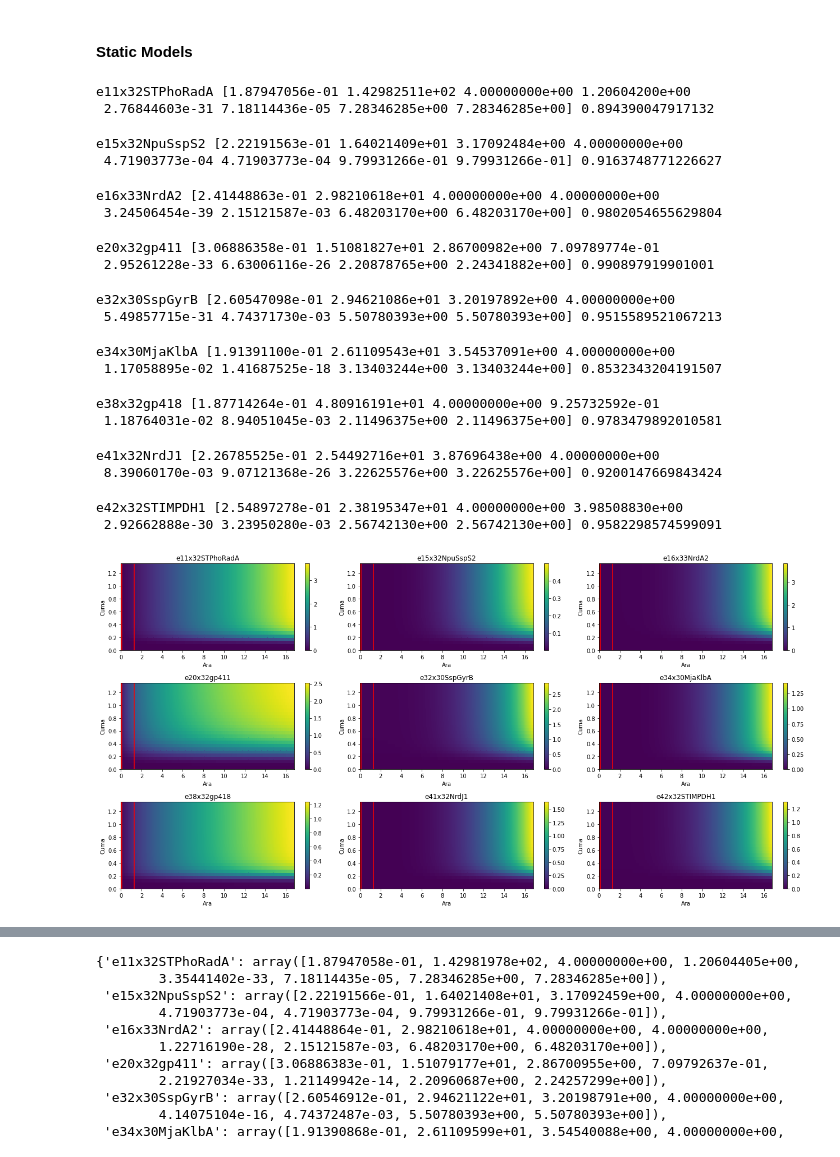
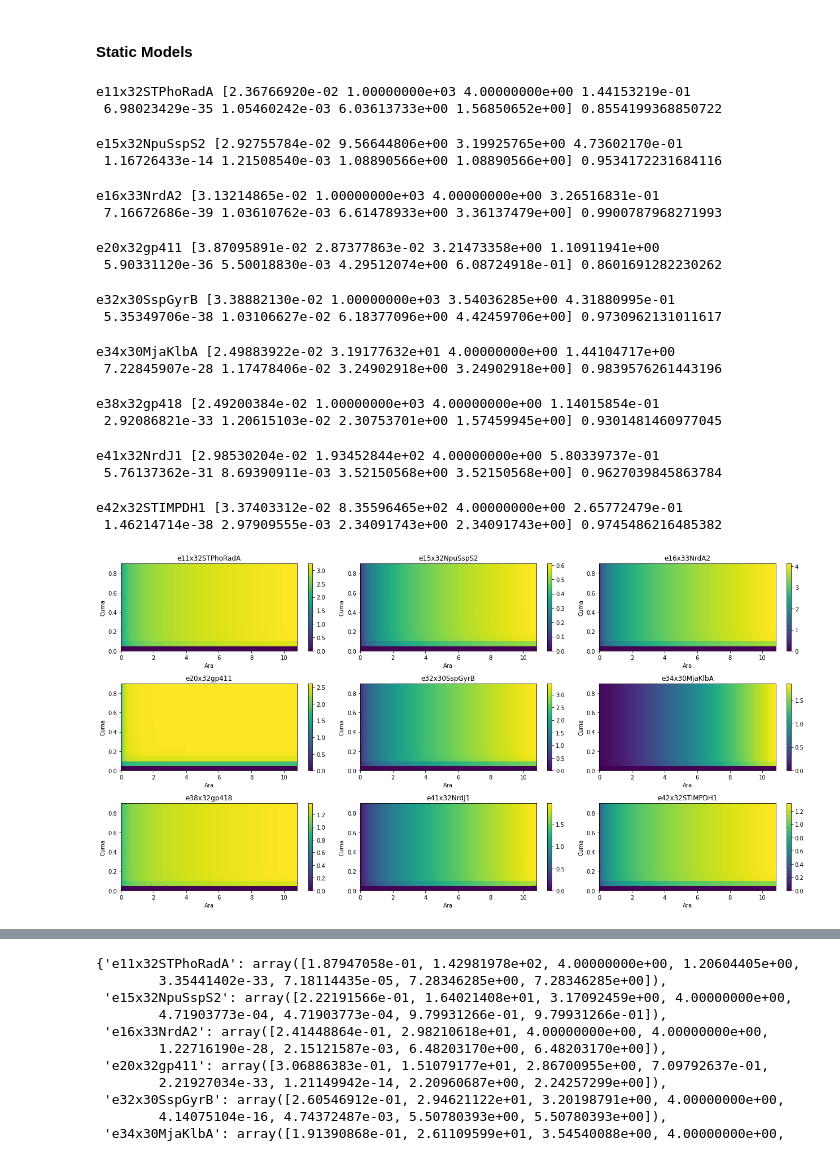
Before and after one commit to rmardian/intein-based-circuits, a Jupyter notebook: Steady-State Model.ipynb, the cells around one changed output, grey strips where cells are left out. Saved outputs shown, nothing was run; the diff lists cells and outputs as text; code cells hidden in the pictures.

```diff
--- a/Steady-State Model.ipynb
+++ b/Steady-State Model.ipynb
@@ -50,16 +67,21 @@ plot_heatmap(fluos.iloc[30], gates, 5, 2, cumas, aras)
 #### Generate RPU
 # %%
 gfp, neg_amp, neg_kan = [], [], []
-for i in range(5): # because there are 5 plates
+for i in range(1, 6): # because there are 5 plates
+    #print(fluos[filter(lambda x: x.startswith('positive_control_4AE_{}'.format(i)), fluos.columns)].mean(axis=1))
     gfp.append(fluos[filter(lambda x: x.startswith('positive_control_4AE_{}'.format(i)), fluos.columns)].mean(axis=1))
     neg_amp.append(fluos[filter(lambda x: x.startswith('negative_control_4AE_{}'.format(i)), fluos.columns)].mean(axis=1))
     neg_kan.append(fluos[filter(lambda x: x.startswith('negative_control_3K3_{}'.format(i)), fluos.columns)].mean(axis=1))
 # %%
-idx = 3 * 10
+idx = 3 * 8
 fluos_rpu = []
 for i in range(len(gates)):
     fluos_rpu.append(np.abs((fluos[filter(lambda x: x.startswith('{}'.format(gates[i])), fluos.columns)].iloc[idx] - neg_kan[int(i/2)].iloc[idx]) / (gfp[int(i/2)].iloc[idx] - neg_amp[int(i/2)].iloc[idx])))
 rpus = pd.concat(fluos_rpu)
+# %%
+cumas_rpu = [0.008406122909455404, 0.01691033499518672, 0.0419429064630855, 0.13469857887527883, 0.41592994783178494, 0.9254681484868258]
+#aras_rpu = [3.2872421314081804e-15, 0.00434816732064938, 0.24818419739411732, 6.256329570408148, 10.686683759188524, 10.81787045340335]
+aras_rpu = [0.047939271361185865, 6.176181163335466, 16.23080022197073, 16.87552797718598, 16.891198083491762, 16.89156436110603]
 # %%
-cumas_rpu = [5.160308727625551e-22, 0.1503530957891216, 0.30298032564481925, 0.5678111055145855, 0.9488899036690079, 1.371938809116961]
-aras_rpu = [0.018662727197652017, 3.178003346532333, 12.947615590104748, 16.501814366047896, 16.823954625777105, 16.846887772258317]
+#cumas_rpu = [5.160308727625551e-22, 0.1503530957891216, 0.30298032564481925, 0.5678111055145855, 0.9488899036690079, 1.371938809116961]
+#aras_rpu = [0.018662727197652017, 3.178003346532333, 12.947615590104748, 16.501814366047896, 16.823954625777105, 16.846887772258317]
@@ -129,56 +155,56 @@ def plot_colormap(fluos, gates, num_row, num_col, ind1, ind2):
 
             y_pred = hill_activation_and(x, *popt)
             print(gate, popt, r2_score(y, y_pred))
             hill_params[gate] = popt
 
             arr_ind1 = np.arange(0, np.max(ind1), 0.05)
             arr_ind2 = np.arange(0, np.max(ind2), 0.05)
             x1_, x2_ = np.meshgrid(arr_ind1, arr_ind2)
             x_ = np.vstack((x1_.ravel(), x2_.ravel()))
             y_pred_ = hill_activation_and(x_, *popt)
 
             cf = ax.pcolormesh(x2_, x1_, y_pred_.reshape(-1, len(arr_ind1)), cmap='viridis')
             f.colorbar(cf, ax=ax)
             #plt.clim(0, 5)
             #ax.axvline(h, color='red')
             #ax.axhline(h, color='red')
 
-            ax.axvline(0.01866272721909743, color='red')
-            ax.axvline(1.365845205649679e-12, color='red')
-            ax.axvline(3.575023694350424e-27, color='red')
-            ax.axvline(2.9144583244448006e-14, color='red')
-            ax.axvline(1.302244740421529, color='red')
-            ax.axvline(1.8474063001429318e-17, color='red')
-            ax.axvline(0.1215231788079449, color='red')
+            #ax.axvline(0.01866272721909743, color='red')
+            #ax.axvline(1.365845205649679e-12, color='red')
+            #ax.axvline(3.575023694350424e-27, color='red')
+            #ax.axvline(2.9144583244448006e-14, color='red')
+            #ax.axvline(1.302244740421529, color='red')
+            #ax.axvline(1.8474063001429318e-17, color='red')
+            #ax.axvline(0.1215231788079449, color='red')
 
             ax.set_xlabel('Ara')
             ax.set_ylabel('Cuma')
             ax.set_title(gate)
         else:
             ax.set_visible(False)
     plt.tight_layout()
     plt.show()
 
     return hill_params
 
 hill_params = plot_colormap(rpus, gates, 3, 3, np.round(cumas_rpu, 2), np.round(aras_rpu, 2))
 # %% [output]
-e11x32STPhoRadA [1.87947056e-01 1.42982511e+02 4.00000000e+00 1.20604200e+00
- 2.76844603e-31 7.18114436e-05 7.28346285e+00 7.28346285e+00] 0.894390047917132
+e11x32STPhoRadA [2.36766920e-02 1.00000000e+03 4.00000000e+00 1.44153219e-01
+ 6.98023429e-35 1.05460242e-03 6.03613733e+00 1.56850652e+00] 0.8554199368850722
-e15x32NpuSspS2 [2.22191563e-01 1.64021409e+01 3.17092484e+00 4.00000000e+00
- 4.71903773e-04 4.71903773e-04 9.79931266e-01 9.79931266e-01] 0.9163748771226627
+e15x32NpuSspS2 [2.92755784e-02 9.56644806e+00 3.19925765e+00 4.73602170e-01
+ 1.16726433e-14 1.21508540e-03 1.08890566e+00 1.08890566e+00] 0.9534172231684116
-e16x33NrdA2 [2.41448863e-01 2.98210618e+01 4.00000000e+00 4.00000000e+00
- 3.24506454e-39 2.15121587e-03 6.48203170e+00 6.48203170e+00] 0.9802054655629804
+e16x33NrdA2 [3.13214865e-02 1.00000000e+03 4.00000000e+00 3.26516831e-01
+ 7.16672686e-39 1.03610762e-03 6.61478933e+00 3.36137479e+00] 0.9900787968271993
-e20x32gp411 [3.06886358e-01 1.51081827e+01 2.86700982e+00 7.09789774e-01
- 2.95261228e-33 6.63006116e-26 2.20878765e+00 2.24341882e+00] 0.990897919901001
+e20x32gp411 [3.87095891e-02 2.87377863e-02 3.21473358e+00 1.10911941e+00
+ 5.90331120e-36 5.50018830e-03 4.29512074e+00 6.08724918e-01] 0.8601691282230262
-e32x30SspGyrB [2.60547098e-01 2.94621086e+01 3.20197892e+00 4.00000000e+00
- 5.49857715e-31 4.74371730e-03 5.50780393e+00 5.50780393e+00] 0.9515589521067213
+e32x30SspGyrB [3.38882130e-02 1.00000000e+03 3.54036285e+00 4.31880995e-01
+ 5.35349706e-38 1.03106627e-02 6.18377096e+00 4.42459706e+00] 0.9730962131011617
-e34x30MjaKlbA [1.91391100e-01 2.61109543e+01 3.54537091e+00 4.00000000e+00
- 1.17058895e-02 1.41687525e-18 3.13403244e+00 3.13403244e+00] 0.8532343204191507
+e34x30MjaKlbA [2.49883922e-02 3.19177632e+01 4.00000000e+00 1.44104717e+00
+ 7.22845907e-28 1.17478406e-02 3.24902918e+00 3.24902918e+00] 0.9839576261443196
-e38x32gp418 [1.87714264e-01 4.80916191e+01 4.00000000e+00 9.25732592e-01
- 1.18764031e-02 8.94051045e-03 2.11496375e+00 2.11496375e+00] 0.9783479892010581
+e38x32gp418 [2.49200384e-02 1.00000000e+03 4.00000000e+00 1.14015854e-01
+ 2.92086821e-33 1.20615103e-02 2.30753701e+00 1.57459945e+00] 0.9301481460977045
-e41x32NrdJ1 [2.26785525e-01 2.54492716e+01 3.87696438e+00 4.00000000e+00
- 8.39060170e-03 9.07121368e-26 3.22625576e+00 3.22625576e+00] 0.9200147669843424
+e41x32NrdJ1 [2.98530204e-02 1.93452844e+02 4.00000000e+00 5.80339737e-01
+ 5.76137362e-31 8.69390911e-03 3.52150568e+00 3.52150568e+00] 0.9627039845863784
-e42x32STIMPDH1 [2.54897278e-01 2.38195347e+01 4.00000000e+00 3.98508830e+00
- 2.92662888e-30 3.23950280e-03 2.56742130e+00 2.56742130e+00] 0.9582298574599091
+e42x32STIMPDH1 [3.37403312e-02 8.35596465e+02 4.00000000e+00 2.65772479e-01
+ 1.46214714e-38 2.97909555e-03 2.34091743e+00 2.34091743e+00] 0.9745486216485382
-[figure, old version]
+[figure, new version]
```
Also changed, not shown: parts of 6 cells of this notebook, 8 other files.
